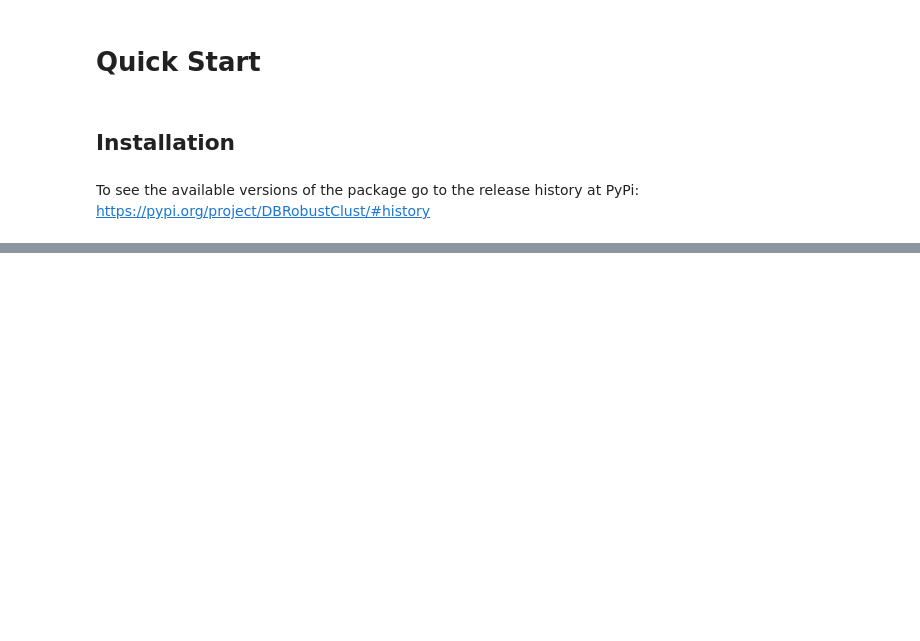
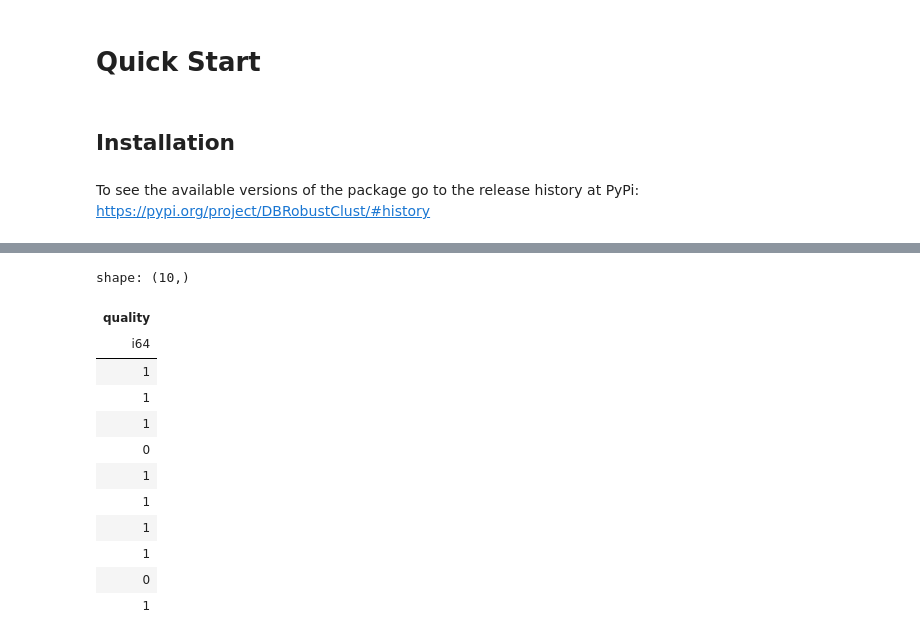
Before and after one commit to FabioScielzoOrtiz/DBRobustClust-docu, a Jupyter notebook: quick_start.ipynb, the cells around one changed output, grey strips where cells are left out. Cells and saved outputs as stored; diff of their text form; code cells hidden in the pictures; blank space fills up the shorter version.

```diff
--- a/quick_start.ipynb
+++ b/quick_start.ipynb
@@ -44,0 +45,16 @@ array([0, 1, 1, ..., 1, 1, 1])
+# %%
+y.head()
+# %% [output]
+shape: (10,)
+| quality |
+| i64 |
+| 1 |
+| 1 |
+| 1 |
+| 0 |
+| 1 |
+| 1 |
+| 1 |
+| 1 |
+| 0 |
+| 1 |
```
Also changed, not shown: parts of 27 cells of this notebook, 1 other file.
